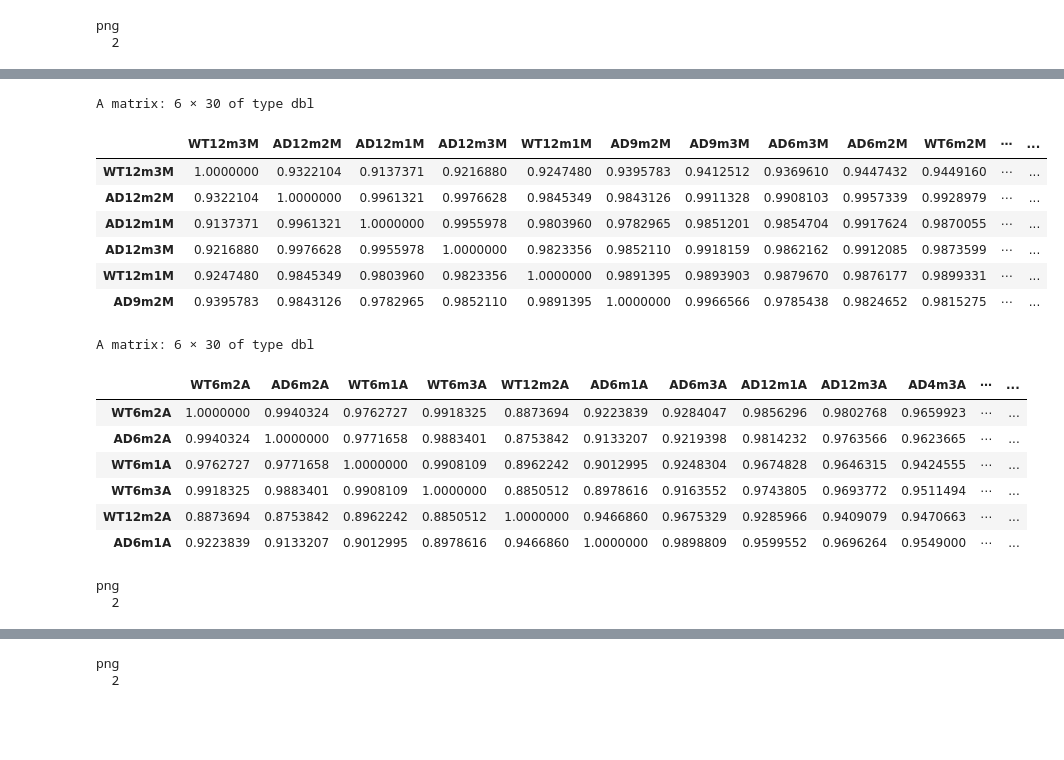
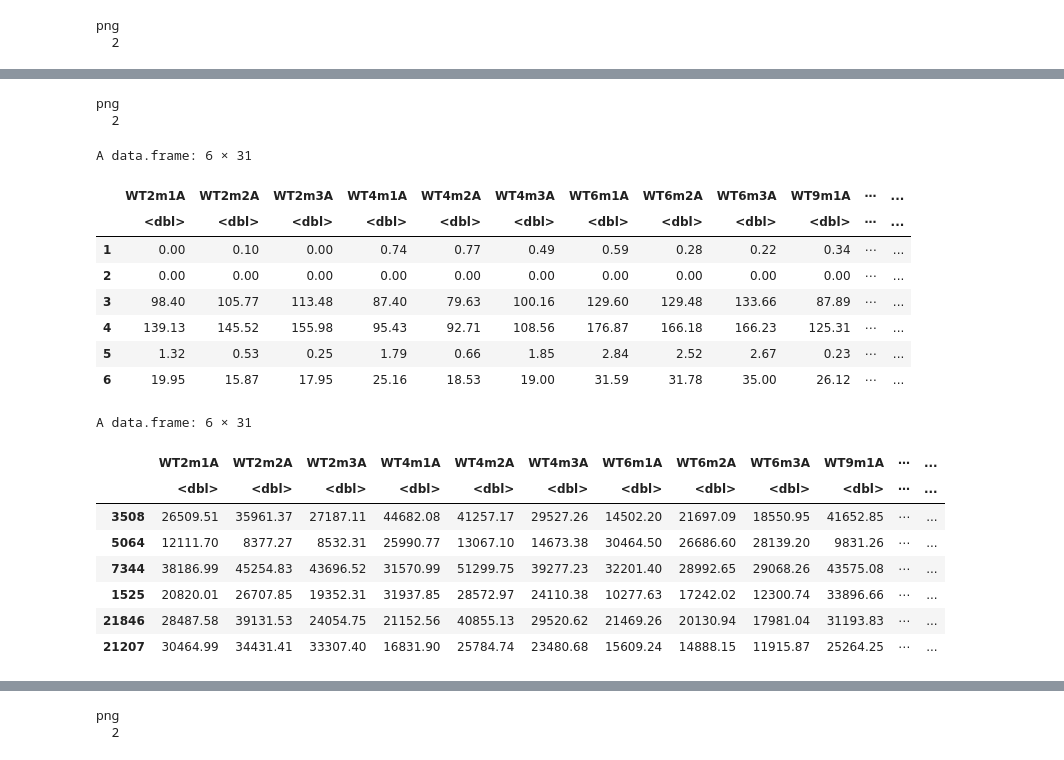
Before and after one commit to rogadde/rnaseq-analysis, a Jupyter notebook: results/correlation.ipynb, the cells around one changed output, grey strips where cells are left out. Cells and saved outputs as stored; diff of their text form; code cells hidden in the pictures; blank space fills up the shorter version.

Commit message:
Updated plots

```diff
--- a/results/correlation.ipynb
+++ b/results/correlation.ipynb
@@ -142,39 +145,39 @@ top_astro <- top_var[, c(31:60)]
+# %%
+# Plot correlation of most variable genes
+png(filename = "microglia_ht_var.png", width = 800, height = 900)
+micro_ht_var = Heatmap(topM_cor,
+                       column_title = "Correlation of gene TPM between microglia pairs for most variable genes",
+                       name = "Pearson coefficient")
+draw(micro_ht_var)
+dev.off()
+# %% [output]
+png
+  2
 # %%
-# Calculate correlation of most variable genes
-topM_cor <- cor(top_micro)
-topM_clust <- dist(topM_cor) %>% hclust()
-topM_cor <- topM_cor[topM_clust$order,topM_clust$order]
-head(topM_cor)
+astro_var <- rowVars(astro_matrix)
 
-topA_cor <- cor(top_astro)
-topA_clust <- dist(topA_cor) %>% hclust()
-topA_cor <- topA_cor[topA_clust$order,topA_clust$order]
-head(topA_cor)
+astro_df <- data.frame(astro_matrix)
+astro_df$var <- astro_var
+head(astro_df)
+
+topA <- astro_df[order(astro_df$var, decreasing = TRUE),]
+head(topA)
 # %% [output]
-A matrix: 6 × 30 of type dbl
+A data.frame: 6 × 31
-|  | WT12m3M | AD12m2M | AD12m1M | AD12m3M | WT12m1M | AD9m2M | AD9m3M | AD6m3M | AD6m2M | WT6m2M | ⋯ | ... |
-| WT12m3M | 1.0000000 | 0.9322104 | 0.9137371 | 0.9216880 | 0.9247480 | 0.9395783 | 0.9412512 | 0.9369610 | 0.9447432 | 0.9449160 | ⋯ | ... |
-| AD12m2M | 0.9322104 | 1.0000000 | 0.9961321 | 0.9976628 | 0.9845349 | 0.9843126 | 0.9911328 | 0.9908103 | 0.9957339 | 0.9928979 | ⋯ | ... |
-| AD12m1M | 0.9137371 | 0.9961321 | 1.0000000 | 0.9955978 | 0.9803960 | 0.9782965 | 0.9851201 | 0.9854704 | 0.9917624 | 0.9870055 | ⋯ | ... |
-| AD12m3M | 0.9216880 | 0.9976628 | 0.9955978 | 1.0000000 | 0.9823356 | 0.9852110 | 0.9918159 | 0.9862162 | 0.9912085 | 0.9873599 | ⋯ | ... |
-| WT12m1M | 0.9247480 | 0.9845349 | 0.9803960 | 0.9823356 | 1.0000000 | 0.9891395 | 0.9893903 | 0.9879670 | 0.9876177 | 0.9899331 | ⋯ | ... |
-| AD9m2M | 0.9395783 | 0.9843126 | 0.9782965 | 0.9852110 | 0.9891395 | 1.0000000 | 0.9966566 | 0.9785438 | 0.9824652 | 0.9815275 | ⋯ | ... |
+|  | WT2m1A | WT2m2A | WT2m3A | WT4m1A | WT4m2A | WT4m3A | WT6m1A | WT6m2A | WT6m3A | WT9m1A | ⋯ | ... |
+|  | <dbl> | <dbl> | <dbl> | <dbl> | <dbl> | <dbl> | <dbl> | <dbl> | <dbl> | <dbl> | ⋯ | ... |
+| 1 | 0.00 | 0.10 | 0.00 | 0.74 | 0.77 | 0.49 | 0.59 | 0.28 | 0.22 | 0.34 | ⋯ | ... |
+| 2 | 0.00 | 0.00 | 0.00 | 0.00 | 0.00 | 0.00 | 0.00 | 0.00 | 0.00 | 0.00 | ⋯ | ... |
+| 3 | 98.40 | 105.77 | 113.48 | 87.40 | 79.63 | 100.16 | 129.60 | 129.48 | 133.66 | 87.89 | ⋯ | ... |
+| 4 | 139.13 | 145.52 | 155.98 | 95.43 | 92.71 | 108.56 | 176.87 | 166.18 | 166.23 | 125.31 | ⋯ | ... |
+| 5 | 1.32 | 0.53 | 0.25 | 1.79 | 0.66 | 1.85 | 2.84 | 2.52 | 2.67 | 0.23 | ⋯ | ... |
+| 6 | 19.95 | 15.87 | 17.95 | 25.16 | 18.53 | 19.00 | 31.59 | 31.78 | 35.00 | 26.12 | ⋯ | ... |
-A matrix: 6 × 30 of type dbl
+A data.frame: 6 × 31
-|  | WT6m2A | AD6m2A | WT6m1A | WT6m3A | WT12m2A | AD6m1A | AD6m3A | AD12m1A | AD12m3A | AD4m3A | ⋯ | ... |
-| WT6m2A | 1.0000000 | 0.9940324 | 0.9762727 | 0.9918325 | 0.8873694 | 0.9223839 | 0.9284047 | 0.9856296 | 0.9802768 | 0.9659923 | ⋯ | ... |
-| AD6m2A | 0.9940324 | 1.0000000 | 0.9771658 | 0.9883401 | 0.8753842 | 0.9133207 | 0.9219398 | 0.9814232 | 0.9763566 | 0.9623665 | ⋯ | ... |
-| WT6m1A | 0.9762727 | 0.9771658 | 1.0000000 | 0.9908109 | 0.8962242 | 0.9012995 | 0.9248304 | 0.9674828 | 0.9646315 | 0.9424555 | ⋯ | ... |
-| WT6m3A | 0.9918325 | 0.9883401 | 0.9908109 | 1.0000000 | 0.8850512 | 0.8978616 | 0.9163552 | 0.9743805 | 0.9693772 | 0.9511494 | ⋯ | ... |
-| WT12m2A | 0.8873694 | 0.8753842 | 0.8962242 | 0.8850512 | 1.0000000 | 0.9466860 | 0.9675329 | 0.9285966 | 0.9409079 | 0.9470663 | ⋯ | ... |
-| AD6m1A | 0.9223839 | 0.9133207 | 0.9012995 | 0.8978616 | 0.9466860 | 1.0000000 | 0.9898809 | 0.9599552 | 0.9696264 | 0.9549000 | ⋯ | ... |
+|  | WT2m1A | WT2m2A | WT2m3A | WT4m1A | WT4m2A | WT4m3A | WT6m1A | WT6m2A | WT6m3A | WT9m1A | ⋯ | ... |
+|  | <dbl> | <dbl> | <dbl> | <dbl> | <dbl> | <dbl> | <dbl> | <dbl> | <dbl> | <dbl> | ⋯ | ... |
+| 3508 | 26509.51 | 35961.37 | 27187.11 | 44682.08 | 41257.17 | 29527.26 | 14502.20 | 21697.09 | 18550.95 | 41652.85 | ⋯ | ... |
+| 5064 | 12111.70 | 8377.27 | 8532.31 | 25990.77 | 13067.10 | 14673.38 | 30464.50 | 26686.60 | 28139.20 | 9831.26 | ⋯ | ... |
+| 7344 | 38186.99 | 45254.83 | 43696.52 | 31570.99 | 51299.75 | 39277.23 | 32201.40 | 28992.65 | 29068.26 | 43575.08 | ⋯ | ... |
+| 1525 | 20820.01 | 26707.85 | 19352.31 | 31937.85 | 28572.97 | 24110.38 | 10277.63 | 17242.02 | 12300.74 | 33896.66 | ⋯ | ... |
+| 21846 | 28487.58 | 39131.53 | 24054.75 | 21152.56 | 40855.13 | 29520.62 | 21469.26 | 20130.94 | 17981.04 | 31193.83 | ⋯ | ... |
+| 21207 | 30464.99 | 34431.41 | 33307.40 | 16831.90 | 25784.74 | 23480.68 | 15609.24 | 14888.15 | 11915.87 | 25264.25 | ⋯ | ... |
-# %%
-# Plot correlation of most variable genes
-png(filename = "microglia_ht_var.png", width = 800, height = 900)
-micro_ht_var = Heatmap(topM_cor,
-                       column_title = "Correlation of gene TPM between microglia pairs for most variable genes",
-                       name = "Pearson coefficient")
-draw(micro_ht_var)
-dev.off()
-# %% [output]
-png
-  2
```
Also changed, not shown: parts of 4 cells of this notebook, 2 other files.
